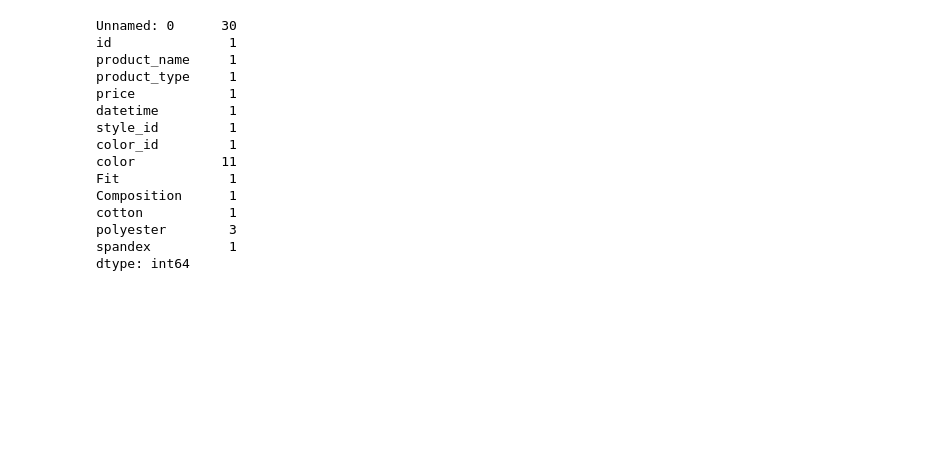
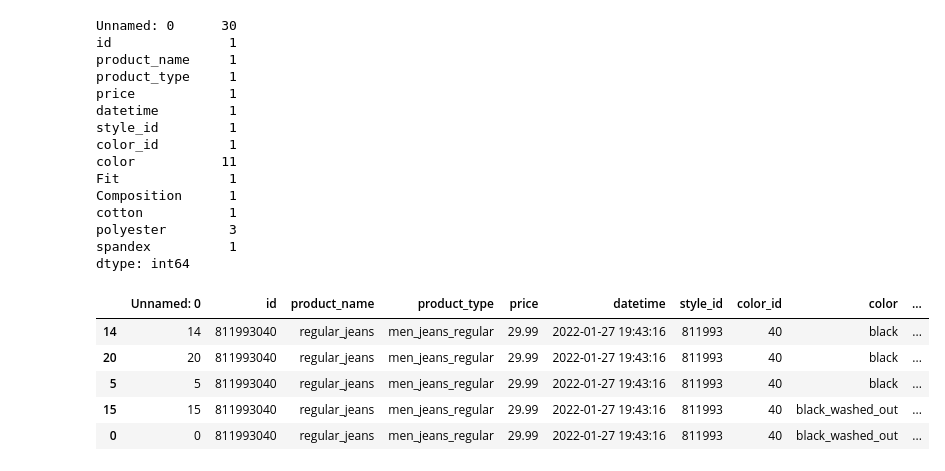
Before and after one commit to lucasquemelli/ds_ao_dev, a Jupyter notebook: banco_de_dados.ipynb, the cells around one changed output. Drawn from its saved outputs; the diff is of its cells as text; code cells hidden in the pictures; blank space fills up the shorter version.

```diff
--- a/banco_de_dados.ipynb
+++ b/banco_de_dados.ipynb
@@ -114,3 +114,13 @@ cotton           1
 polyester        3
 spandex          1
 dtype: int64
+# %%
+data_aux = data_clean[data_clean['id'] == 811993040].sort_values('color')
+data_aux.head()
+# %% [output]
+|  | Unnamed: 0 | id | product_name | product_type | price | datetime | style_id | color_id | color | ... |
+| 14 | 14 | 811993040 | regular_jeans | men_jeans_regular | 29.99 | 2022-01-27 19:43:16 | 811993 | 40 | black | ... |
+| 20 | 20 | 811993040 | regular_jeans | men_jeans_regular | 29.99 | 2022-01-27 19:43:16 | 811993 | 40 | black | ... |
+| 5 | 5 | 811993040 | regular_jeans | men_jeans_regular | 29.99 | 2022-01-27 19:43:16 | 811993 | 40 | black | ... |
+| 15 | 15 | 811993040 | regular_jeans | men_jeans_regular | 29.99 | 2022-01-27 19:43:16 | 811993 | 40 | black_washed_out | ... |
+| 0 | 0 | 811993040 | regular_jeans | men_jeans_regular | 29.99 | 2022-01-27 19:43:16 | 811993 | 40 | black_washed_out | ... |
```
